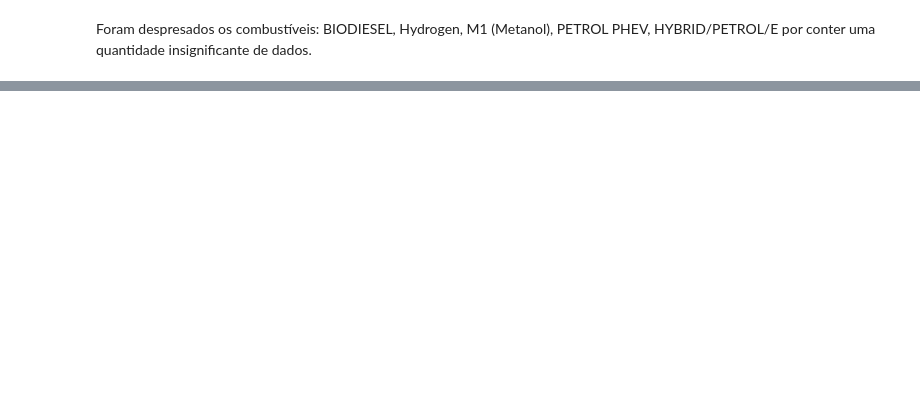
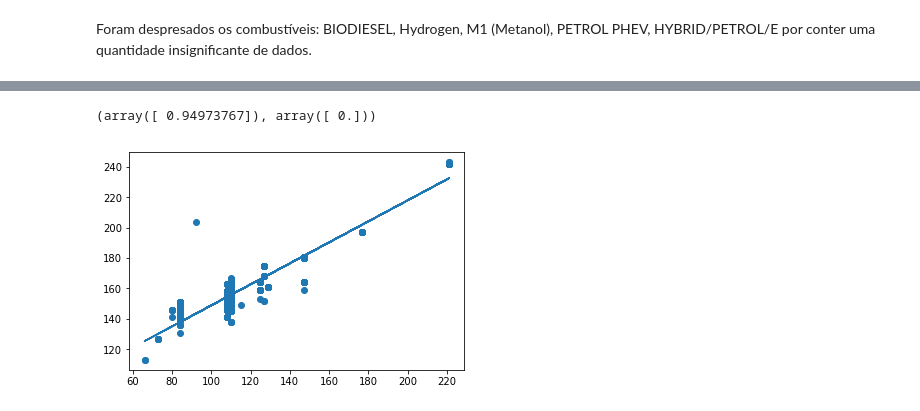
Before and after one commit to raivitor/Disc-Big-Data, a Jupyter notebook: Trabalho Unidade 1/Atv2/Trabalho02.ipynb, the cells around one changed output, grey strips where cells are left out. Drawn from its saved outputs; the diff is of its cells as text; code cells hidden in the pictures; blank space fills up the shorter version.

```diff
--- a/Trabalho Unidade 1/Atv2/Trabalho02.ipynb
+++ b/Trabalho Unidade 1/Atv2/Trabalho02.ipynb
@@ -67,0 +95,24 @@ PETROL-ELECTRIC
+# %%
+from sklearn import linear_model
+import matplotlib.pyplot as plt
+from scipy.stats.stats import pearsonr
+
+#read data
+#bmi_life_data = pd.read_csv('bmi_and_life_expectancy.csv')
+x_values = pd_cars[pd_cars["Mh"] == 'FUJI HEAVY INDUSTRIES'][["ep (KW)"]]
+y_values = pd_cars[pd_cars["Mh"] == 'FUJI HEAVY INDUSTRIES'][["e (g/km)"]]
+print(pearsonr(x_values, y_values))
+#train model on data
+bmi_life_model = linear_model.LinearRegression()
+bmi_life_model.fit(x_values, y_values)
+
+#predict value
+#laos_life_exp = bmi_life_model.predict(21.07931)
+
+#visualize results
+plt.scatter(x_values, y_values)
+plt.plot(x_values, bmi_life_model.predict(x_values))
+plt.show()
+# %% [output]
+(array([ 0.94973767]), array([ 0.]))
+[figure, added]
```
Also changed, not shown: parts of 9 cells of this notebook.
